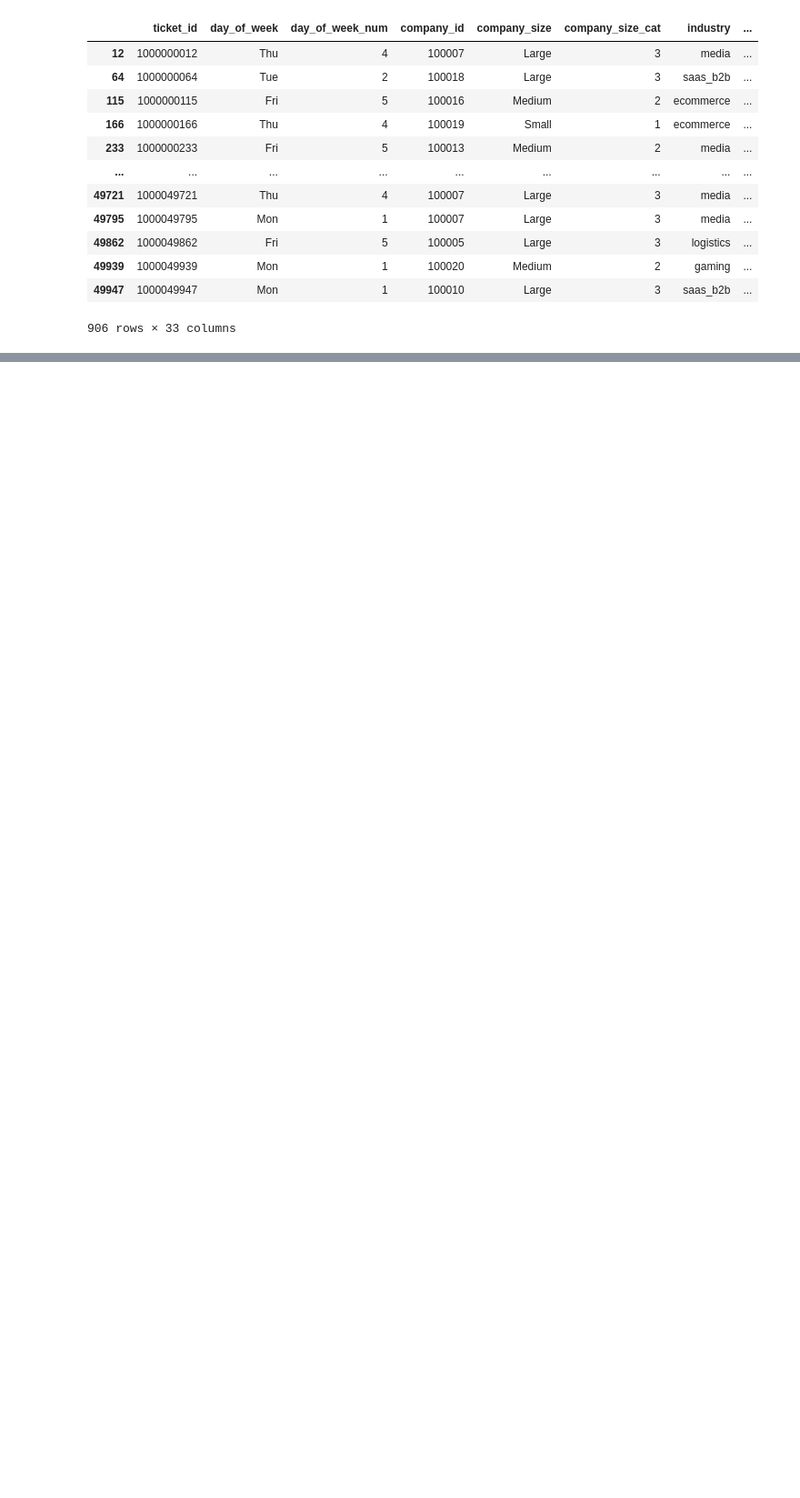
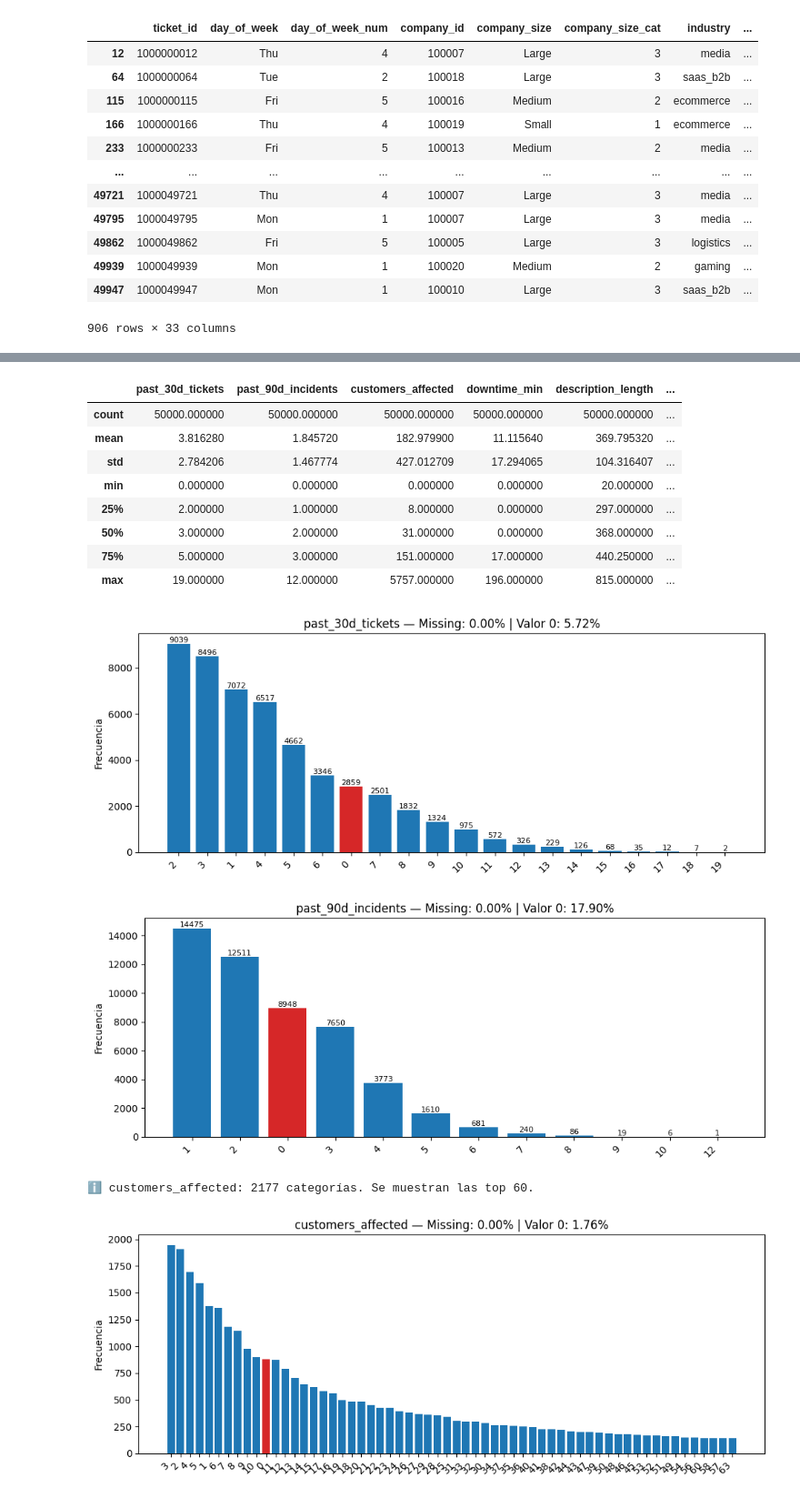
Before and after one commit to mmcuervo/ExamMLcategorias, a Jupyter notebook: 01_eda.ipynb, the cells around one changed output, grey strips where cells are left out. Shown at 91% size. Drawn from its saved outputs; the diff is of its cells as text; code cells hidden in the pictures; blank space fills up the shorter version.

```diff
--- a/01_eda.ipynb
+++ b/01_eda.ipynb
@@ -21,9 +21,10 @@ Drive already mounted at /content/drive; to attempt to forcibly remount, call dr
 # %%
-#Verificamos el archivo
+#3 Verificamos el archivo (info, head, datos nulo)
 print("Dimensiones del dataset:" )
 dc.info()
 print(dc.isnull().sum())
 print("\nNúmero de filas duplicadas:", dc.duplicated().sum())
+pd.set_option('display.max_columns', None)
 dc.head()
 # %% [output]
 Dimensiones del dataset:
@@ -181,0 +569,20 @@ dtype: float64
+# %%
+#14 Analisis de frecuencias en las variables numericas
+cols_to_analyze = [
+    "past_30d_tickets",
+    "past_90d_incidents",
+    "customers_affected",
+    "downtime_min",
+    "description_length",
+    "error_rate_pct"
+]
+
+
+
+print("Análisis de variables numéricas:")
+
+for col in cols_to_analyze:
+    print(f"\n--- Variable: {col} ---")
+    print(f"Número de subcategorías (valores únicos): {dc[col].nunique()}")
+    print("Frecuencias por subcategoría:")
+    display(dc[col].value_counts().sort_index())
@@ -181,0 +811,27 @@ dtype: float64
+# %%
+# 17 Calcular, mostrar estadísticas descriptivas y tablas para las columnas numéricas
+cols_to_describe = [
+    "past_30d_tickets",
+    "past_90d_incidents",
+    "customers_affected",
+    "downtime_min",
+    "description_length",
+    "error_rate_pct"
+]
+display(dc[cols_to_describe].describe())
+for col in cols_to_describe:
+    plot_value_counts(dc, col)
+# %% [output]
+|  | past_30d_tickets | past_90d_incidents | customers_affected | downtime_min | description_length | ... |
+| count | 50000.000000 | 50000.000000 | 50000.000000 | 50000.000000 | 50000.000000 | ... |
+| mean | 3.816280 | 1.845720 | 182.979900 | 11.115640 | 369.795320 | ... |
+| std | 2.784206 | 1.467774 | 427.012709 | 17.294065 | 104.316407 | ... |
+| min | 0.000000 | 0.000000 | 0.000000 | 0.000000 | 20.000000 | ... |
+| 25% | 2.000000 | 1.000000 | 8.000000 | 0.000000 | 297.000000 | ... |
+| 50% | 3.000000 | 2.000000 | 31.000000 | 0.000000 | 368.000000 | ... |
+| 75% | 5.000000 | 3.000000 | 151.000000 | 17.000000 | 440.250000 | ... |
+| max | 19.000000 | 12.000000 | 5757.000000 | 196.000000 | 815.000000 | ... |
+[figure, added]
+[figure, added]
+ℹ️ customers_affected: 2177 categorías. Se muestran las top 60.
+[figure, added]
```
Also changed, not shown: parts of 42 cells of this notebook.
